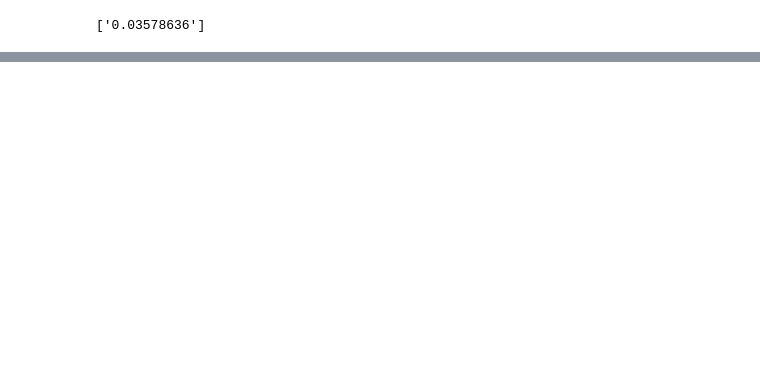
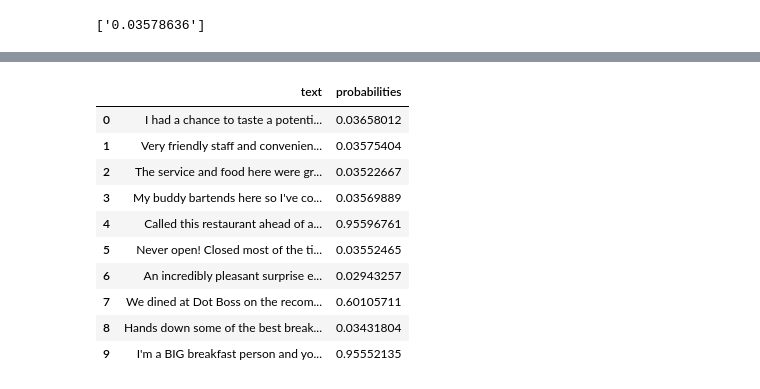
Before and after one commit to Jerwin87/Yelp-Capstone, a Jupyter notebook: notebooks/fb_error_analysis.ipynb, the cells around one changed output, grey strips where cells are left out. Cells and saved outputs as stored; diff of their text form; code cells hidden in the pictures; blank space fills up the shorter version.

```diff
--- a/notebooks/fb_error_analysis.ipynb
+++ b/notebooks/fb_error_analysis.ipynb
@@ -215,0 +215,4 @@ rev_pred
+# %%
+df_db = pd.read_csv('../data/yelp_dataset/rev_db_kansas_city_MO.csv')
+# %%
+rev_pred = model.predict(df_db)
@@ -216,2 +221,18 @@ rev_pred
+# %%
+rev_pred = ['%.8f' % elem for elem in rev_pred]
 # %%
-df_b['probabilities'] = rev_pred
+df_db['probabilities'] = rev_pred
+# %%
+df_db
+# %% [output]
+|  | text | probabilities |
+| 0 | I had a chance to taste a potenti... | 0.03658012 |
+| 1 | Very friendly staff and convenien... | 0.03575404 |
+| 2 | The service and food here were gr... | 0.03522667 |
+| 3 | My buddy bartends here so I've co... | 0.03569889 |
+| 4 | Called this restaurant ahead of a... | 0.95596761 |
+| 5 | Never open! Closed most of the ti... | 0.03552465 |
+| 6 | An incredibly pleasant surprise e... | 0.02943257 |
+| 7 | We dined at Dot Boss on the recom... | 0.60105711 |
+| 8 | Hands down some of the best break... | 0.03431804 |
+| 9 | I'm a BIG breakfast person and yo... | 0.95552135 |
```
Also changed, not shown: parts of 13 cells of this notebook.
